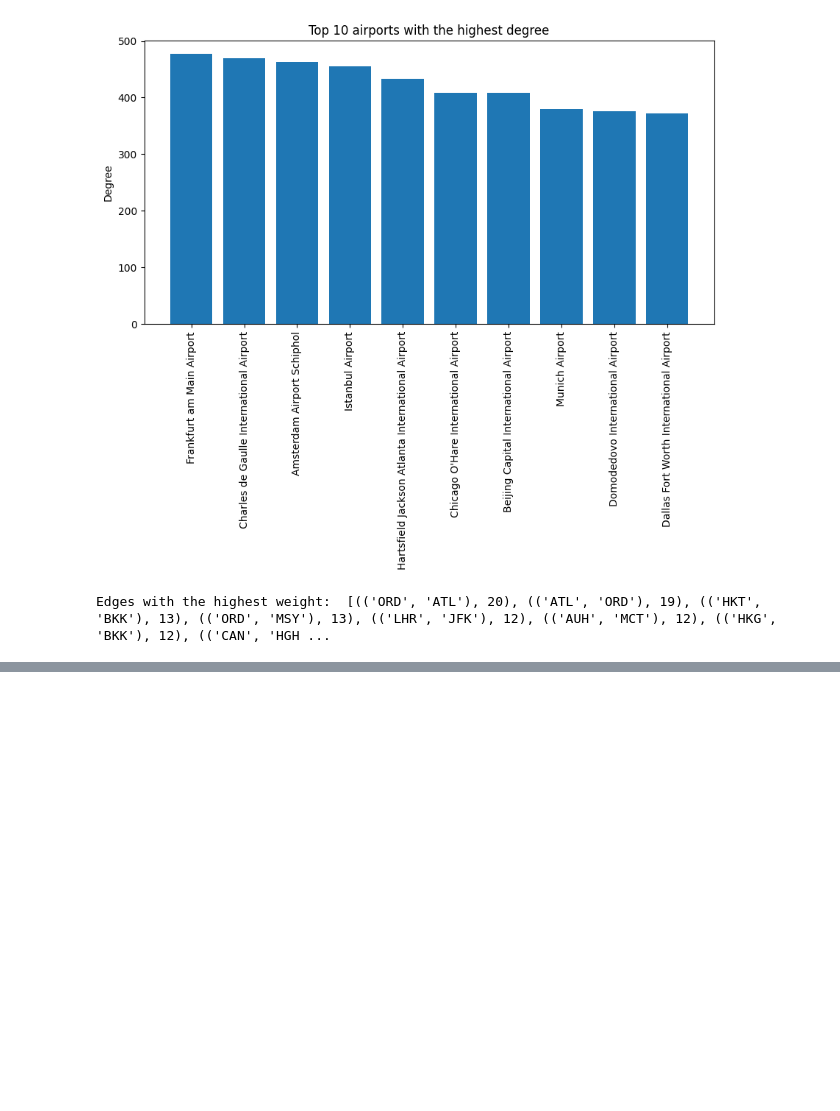
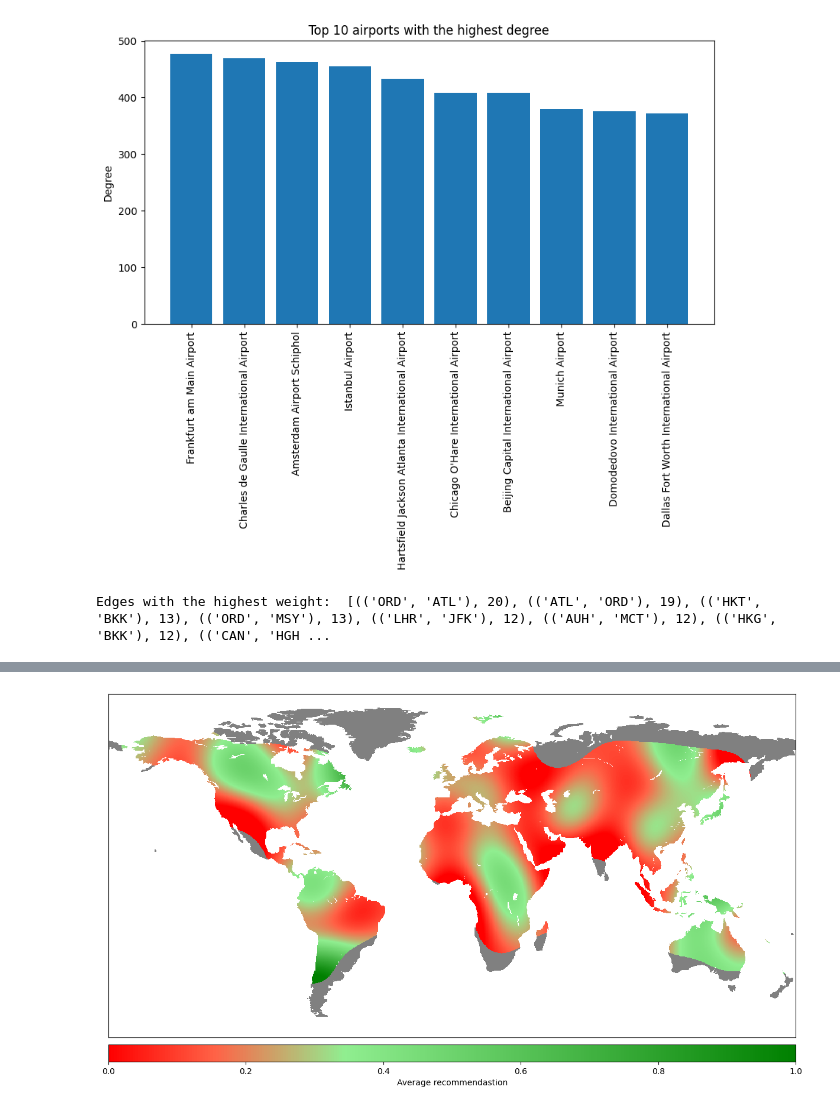
Before and after one commit to kommodeskab/SocialProject, a Jupyter notebook: visuals.ipynb, the cells around one changed output, grey strips where cells are left out. Cells and saved outputs as stored; diff of their text form; code cells hidden in the pictures; blank space fills up the shorter version.

Commit message:
cleaned dataset and made visual

```diff
--- a/visuals.ipynb
+++ b/visuals.ipynb
@@ -106,0 +97,71 @@ Number of airports with rating:  271
+# %%
+from matplotlib.colors import LinearSegmentedColormap
+from sklearn.gaussian_process import GaussianProcessRegressor
+from sklearn.gaussian_process.kernels import RBF, Matern
+
+
+## make a grey cmap, that always returns grey
+cmap_grey = LinearSegmentedColormap.from_list(
+    "grey",
+    [(0, "grey"), (1, "grey")]
+)
+
+airports = pd.read_csv("data/airports_cleaned.csv", index_col=0)
+airports = airports.dropna(subset=["average_recommendation"])
+X = airports[["latitude", "longitude"]].to_numpy()
+y = airports["average_recommendation"].to_numpy()
+
+kernel = RBF(length_scale=20, length_scale_bounds="fixed")
+model = GaussianProcessRegressor(kernel=kernel, alpha=0.1, normalize_y=True)
+model.fit(X, y)
+
+resolution = 1000
+lats, lons = X[:, 0], X[:, 1]
+min_lats, max_lats = -120, 90
+min_lons, max_lons = -180, 180
+
+lats = np.linspace(min_lats, max_lats, resolution)
+lons = np.linspace(min_lons, max_lons, resolution)
+lats, lons = np.meshgrid(lats, lons)
+Xmesh = np.vstack([lats.ravel(), lons.ravel()]).T
+ymesh, uncertainty = model.predict(Xmesh, return_std=True)
+uncertainty = uncertainty.reshape((resolution, resolution))
+ymesh = ymesh.reshape((resolution, resolution))
+ymesh = np.clip(ymesh, 0, 1)
+
+## get 25th and 75th percentile
+percentilelow = np.percentile(ymesh.flatten(), 25)
+percentilehigh = np.percentile(ymesh.flatten(), 80)
+
+## make a colormap that is red for low values and green for high values of ymesh
+cmap = LinearSegmentedColormap.from_list(
+    "custom",
+    [(0, "red"), (percentilelow, "tomato"), (percentilehigh, "lightgreen"), (1, "green")]
+)
+
+def is_water(lat, lon):
+    return not m.is_land(lon, lat)
+
+try:
+    ywater = np.load(f"data/ywater{resolution}.npy")
+except:
+    ywater = np.zeros_like(ymesh)
+    for i in tqdm(range(ymesh.shape[0])):
+        for j in range(ymesh.shape[1]):
+            if is_water(lats[i, j], lons[i, j]):
+                ywater[i, j] = 1
+    np.save(f"data/ywater{resolution}.npy", ywater)
+
+watermasked = np.ma.masked_where(ywater == 1, ymesh)
+max_uncertainty = 0.15
+uncertain_or_water_masked = np.ma.masked_where((uncertainty < max_uncertainty) | (ywater == 1), uncertainty)
+
+fig, ax = plt.subplots(figsize=(15, 10))
+m = Basemap(lon_0=0)
+m.pcolormesh(lons, lats, watermasked, cmap=cmap, shading='auto')
+# m.contourf(lons, lats, watermasked, cmap=cmap, levels=100)
+m.colorbar(location="bottom", label="Average recommendastion")
+m.pcolor(lons, lats, uncertain_or_water_masked, cmap=cmap_grey)
+plt.savefig('images/average_recommendation.png', dpi=300, bbox_inches='tight')
+# %% [output]
+[figure, added]
```
Also changed, not shown: parts of 2 cells of this notebook, 5 other files.
